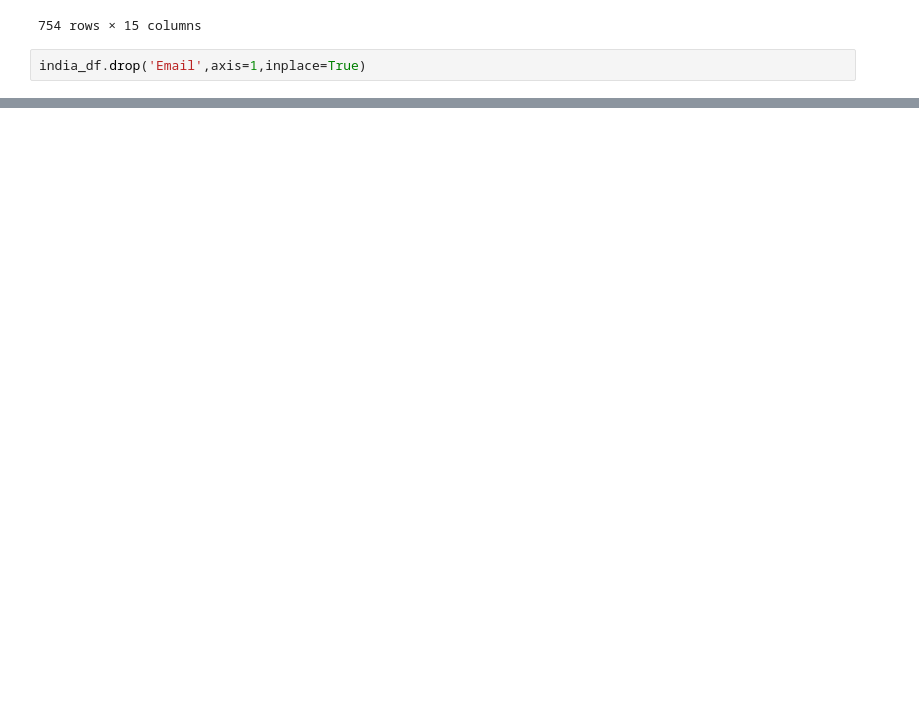
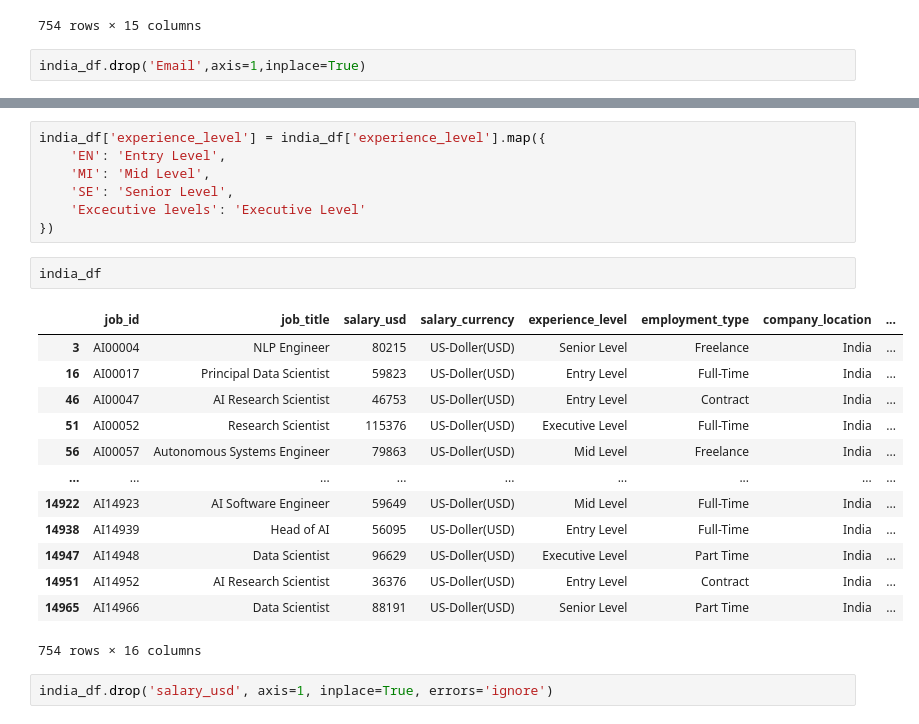
Before and after one commit to AJ0043/advance-ai-job-portal, a Jupyter notebook: Job_portal.ipynb, the cells around one changed output, grey strips where cells are left out. Saved outputs shown, nothing was run; the diff lists cells and outputs as text; blank space fills up the shorter version.

```diff
--- a/Job_portal.ipynb
+++ b/Job_portal.ipynb
@@ -1102,0 +1124,25 @@ india_df
+# %%
+india_df['experience_level'] = india_df['experience_level'].map({
+    'EN': 'Entry Level',
+    'MI': 'Mid Level',
+    'SE': 'Senior Level',
+    'Excecutive levels': 'Executive Level'
+})
+# %%
+india_df
+# %% [output]
+|  | job_id | job_title | salary_usd | salary_currency | experience_level | employment_type | company_location | ... |
+| 3 | AI00004 | NLP Engineer | 80215 | US-Doller(USD) | Senior Level | Freelance | India | ... |
+| 16 | AI00017 | Principal Data Scientist | 59823 | US-Doller(USD) | Entry Level | Full-Time | India | ... |
+| 46 | AI00047 | AI Research Scientist | 46753 | US-Doller(USD) | Entry Level | Contract | India | ... |
+| 51 | AI00052 | Research Scientist | 115376 | US-Doller(USD) | Executive Level | Full-Time | India | ... |
+| 56 | AI00057 | Autonomous Systems Engineer | 79863 | US-Doller(USD) | Mid Level | Freelance | India | ... |
+| ... | ... | ... | ... | ... | ... | ... | ... | ... |
+| 14922 | AI14923 | AI Software Engineer | 59649 | US-Doller(USD) | Mid Level | Full-Time | India | ... |
+| 14938 | AI14939 | Head of AI | 56095 | US-Doller(USD) | Entry Level | Full-Time | India | ... |
+| 14947 | AI14948 | Data Scientist | 96629 | US-Doller(USD) | Executive Level | Part Time | India | ... |
+| 14951 | AI14952 | AI Research Scientist | 36376 | US-Doller(USD) | Entry Level | Contract | India | ... |
+| 14965 | AI14966 | Data Scientist | 88191 | US-Doller(USD) | Senior Level | Part Time | India | ... |
+754 rows × 16 columns
+# %%
+india_df.drop('salary_usd', axis=1, inplace=True, errors='ignore')
```
Also changed, not shown: parts of 66 cells of this notebook.
